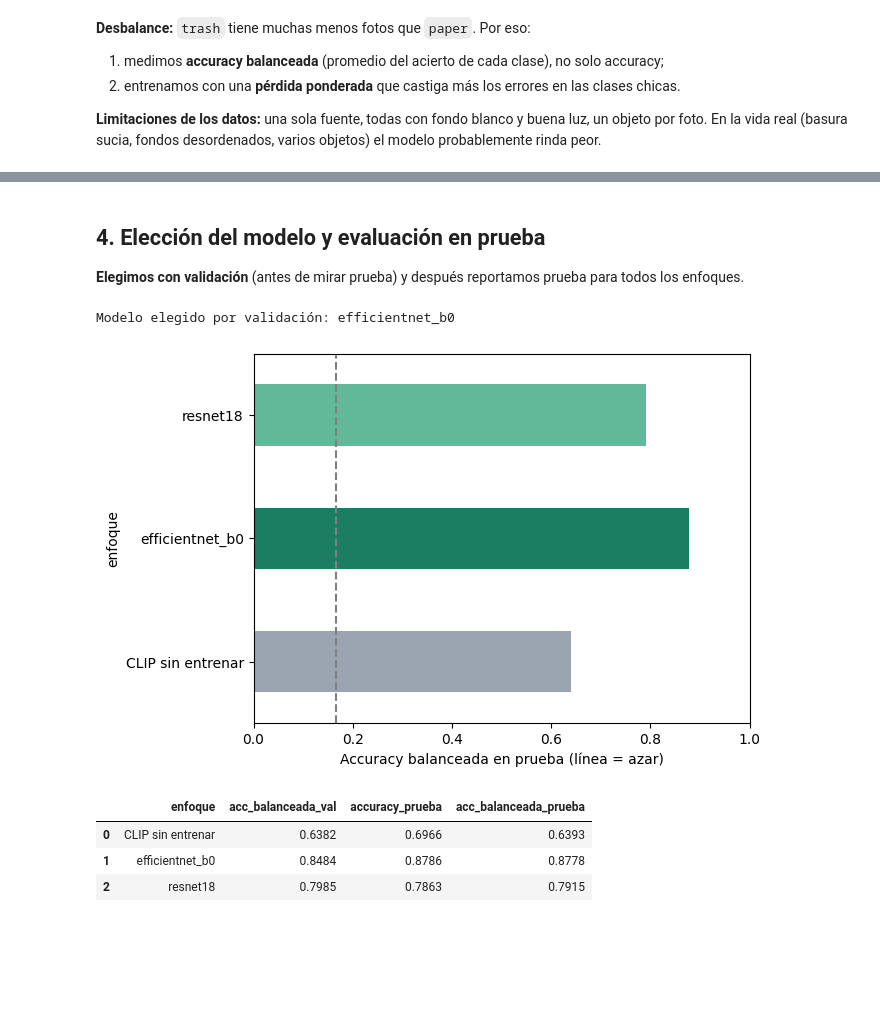
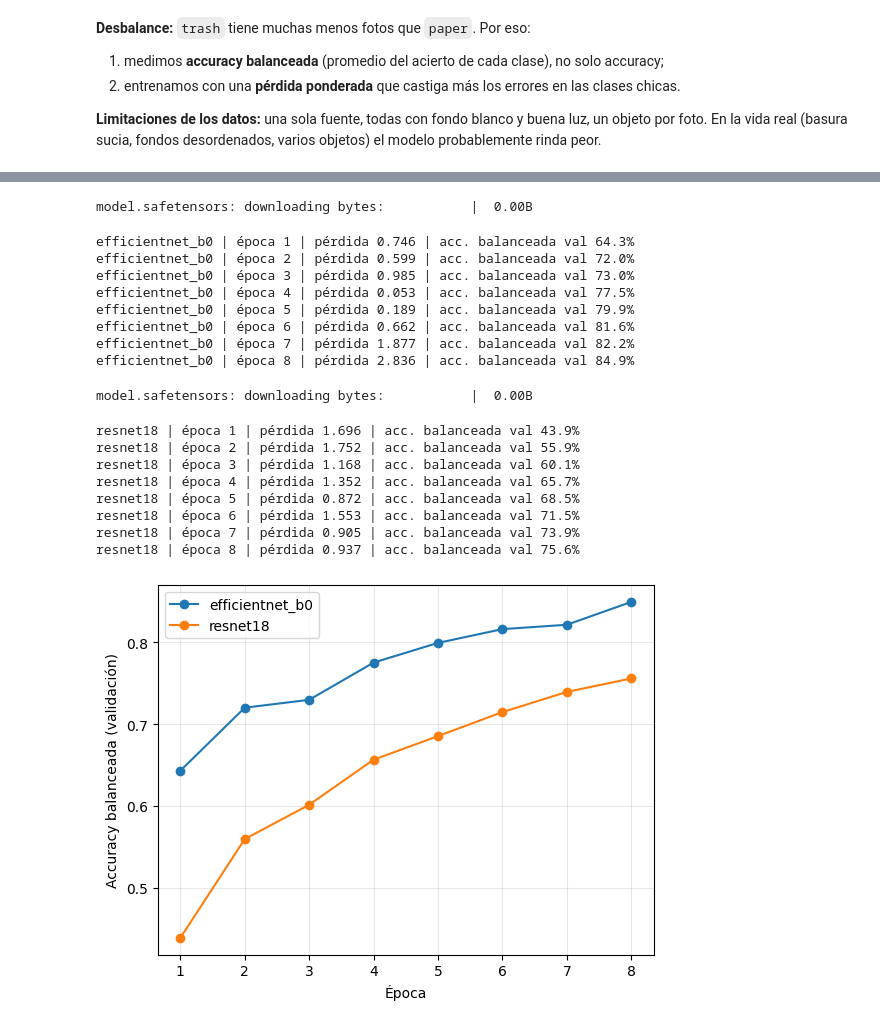
Before and after one commit to gabrielahobaica/certamen1-ia-generativa-EcoScan, a Jupyter notebook: notebooks/entrenamiento.ipynb, the cells around one changed output, grey strips where cells are left out. Drawn from its saved outputs; the diff is of its cells as text; code cells hidden in the pictures; blank space fills up the shorter version.

```diff
--- a/notebooks/entrenamiento.ipynb
+++ b/notebooks/entrenamiento.ipynb
@@ -71,15 +80,16 @@ Fotos encontradas: 2527
 # %% [markdown]
 **Limpieza:** si la misma foto aparece dos veces la dejamos una sola vez; si aparece con **dos etiquetas distintas** no sabemos cuál es la correcta y la eliminamos.
 # %%
-etiquetas_por_foto = df.groupby("huella").clase.nunique()
-contradictorias = etiquetas_por_foto[etiquetas_por_foto > 1].index        # misma foto, distinta clase
-df = df[~df.huella.isin(contradictorias)].drop_duplicates("huella")        # quita contradicciones y repetidas
+etiquetas_por_foto = df.groupby("huella").clase.nunique()                 # cuántas clases distintas tiene cada foto
+contradictorias = etiquetas_por_foto[etiquetas_por_foto > 1].index        # misma foto con distinta clase
+df = df[~df.huella.isin(contradictorias)].drop_duplicates("huella")       # quita contradicciones y repetidas
 print("Fotos contradictorias eliminadas:", len(contradictorias))
 print("Fotos únicas usadas:", len(df))
 
-conteo = df.clase.value_counts().reindex(CLASES)
-conteo.plot.bar(color="#1b7d61", title="Imágenes por clase"); plt.ylabel("Fotos"); plt.show()
-print(conteo)
+for c in CLASES:                                                          # cuenta las fotos de cada clase
+    print(f"{c:10s}: {(df.clase == c).sum()} imágenes")
+df.clase.value_counts().reindex(CLASES).plot.bar(color="#1b7d61", title="Imágenes por clase")
+plt.ylabel("Fotos"); plt.show()
 # %% [output]
 Fotos contradictorias eliminadas: 3
 Fotos únicas usadas: 2521
@@ -128,6 +134,6 @@ conteos
 # %%
-fig, ejes = plt.subplots(1, 6, figsize=(16, 3))
-for eje, clase in zip(ejes, CLASES):
-    eje.imshow(Image.open(train[train.clase == clase].ruta.iloc[0])); eje.set_title(clase); eje.axis("off")
+fig, ejes = plt.subplots(1, 6, figsize=(16, 3))      # una foto de ejemplo por clase
+for eje, c in zip(ejes, CLASES):
+    eje.imshow(Image.open(train[train.clase == c].ruta.iloc[0])); eje.set_title(c); eje.axis("off")
 plt.show()
 # %% [output]
@@ -240,28 +231,27 @@ plt.xlabel("Época"); plt.ylabel("Accuracy balanceada (validación)"); plt.legen
-# %% [markdown]
-## 4. Elección del modelo y evaluación en prueba
-**Elegimos con validación** (antes de mirar prueba) y después reportamos prueba para todos los enfoques.
+# %%
+MODELOS = {nombre: entrenar(nombre) for nombre in ["efficientnet_b0", "resnet18"]}   # enfoques 2 y 3
+# %% [output]
+model.safetensors: downloading bytes:           |  0.00B
+efficientnet_b0 | época 1 | pérdida 0.746 | acc. balanceada val 64.3%
+efficientnet_b0 | época 2 | pérdida 0.599 | acc. balanceada val 72.0%
+efficientnet_b0 | época 3 | pérdida 0.985 | acc. balanceada val 73.0%
+efficientnet_b0 | época 4 | pérdida 0.053 | acc. balanceada val 77.5%
+efficientnet_b0 | época 5 | pérdida 0.189 | acc. balanceada val 79.9%
+efficientnet_b0 | época 6 | pérdida 0.662 | acc. balanceada val 81.6%
+efficientnet_b0 | época 7 | pérdida 1.877 | acc. balanceada val 82.2%
+efficientnet_b0 | época 8 | pérdida 2.836 | acc. balanceada val 84.9%
+model.safetensors: downloading bytes:           |  0.00B
+resnet18 | época 1 | pérdida 1.696 | acc. balanceada val 43.9%
+resnet18 | época 2 | pérdida 1.752 | acc. balanceada val 55.9%
+resnet18 | época 3 | pérdida 1.168 | acc. balanceada val 60.1%
+resnet18 | época 4 | pérdida 1.352 | acc. balanceada val 65.7%
+resnet18 | época 5 | pérdida 0.872 | acc. balanceada val 68.5%
+resnet18 | época 6 | pérdida 1.553 | acc. balanceada val 71.5%
+resnet18 | época 7 | pérdida 0.905 | acc. balanceada val 73.9%
+resnet18 | época 8 | pérdida 0.937 | acc. balanceada val 75.6%
 # %%
-elegido = max(resultados, key=lambda n: resultados[n]["val"])
-print("Modelo elegido por validación:", elegido)
-
-filas = [{"enfoque": "CLIP sin entrenar",
-          "acc_balanceada_val": balanced_accuracy_score(y_val_clip, p_val_clip),
-          "accuracy_prueba": accuracy_score(y_test_clip, p_test_clip),
-          "acc_balanceada_prueba": balanced_accuracy_score(y_test_clip, p_test_clip)}]
-for nombre, r in resultados.items():
-    y, probs = predecir(r["modelo"], r["prep"], "test")
-    r["y_test"], r["probs_test"] = y, probs
-    filas.append({"enfoque": nombre, "acc_balanceada_val": r["val"],
-                  "accuracy_prueba": accuracy_score(y, probs.argmax(1)),
-                  "acc_balanceada_prueba": balanced_accuracy_score(y, probs.argmax(1))})
-comparacion = pd.DataFrame(filas).round(4)
-comparacion.set_index("enfoque").acc_balanceada_prueba.plot.barh(color=["#9aa5b1", "#1b7d61", "#62b99a"])
-plt.axvline(1/6, ls="--", color="gray"); plt.xlabel("Accuracy balanceada en prueba (línea = azar)"); plt.xlim(0, 1); plt.show()
-comparacion
+for nombre, m in MODELOS.items():                     # curva de validación por época
+    plt.plot(range(1, len(m["historial"]) + 1), m["historial"], marker="o", label=nombre)
+plt.xlabel("Época"); plt.ylabel("Accuracy balanceada (validación)"); plt.legend(); plt.grid(alpha=.3); plt.show()
 # %% [output]
-Modelo elegido por validación: efficientnet_b0
-[figure, old version]
+[figure, new version]
-|  | enfoque | acc_balanceada_val | accuracy_prueba | acc_balanceada_prueba |
-| 0 | CLIP sin entrenar | 0.6382 | 0.6966 | 0.6393 |
-| 1 | efficientnet_b0 | 0.8484 | 0.8786 | 0.8778 |
-| 2 | resnet18 | 0.7985 | 0.7863 | 0.7915 |
```
Also changed, not shown: parts of 29 cells of this notebook.
